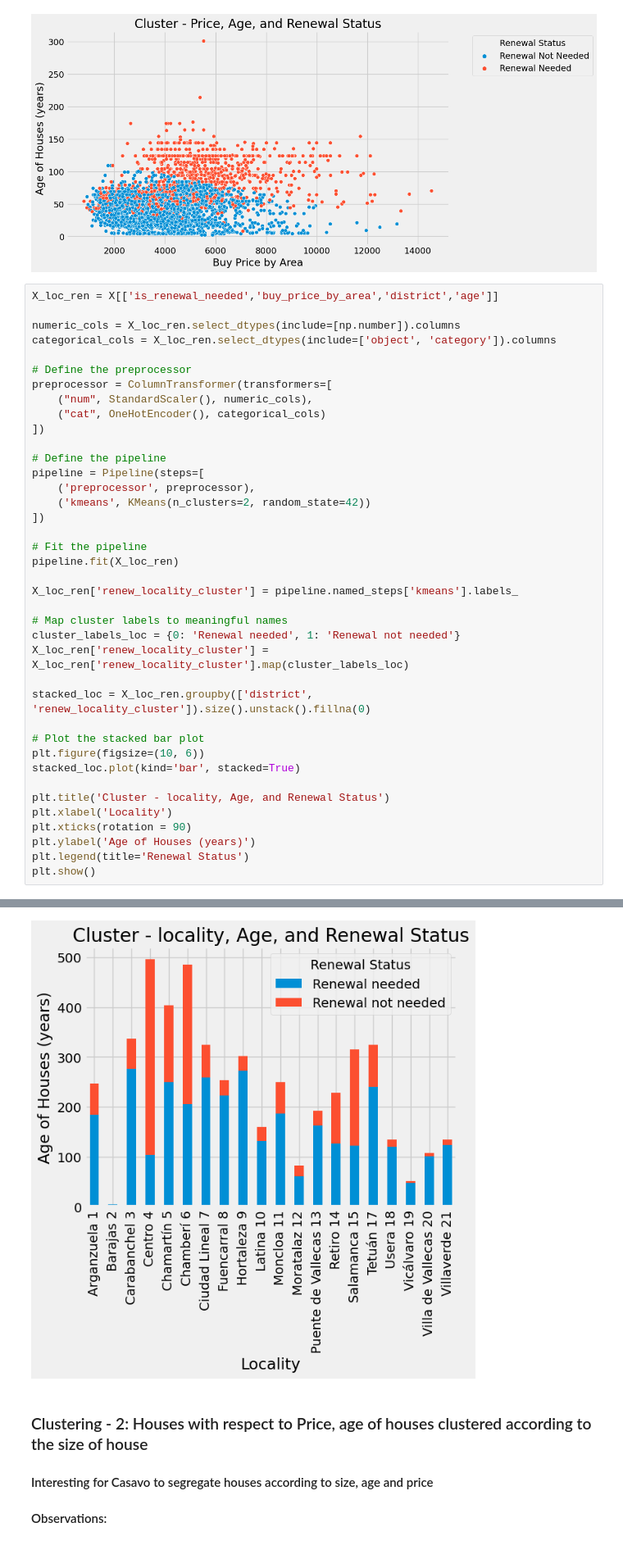
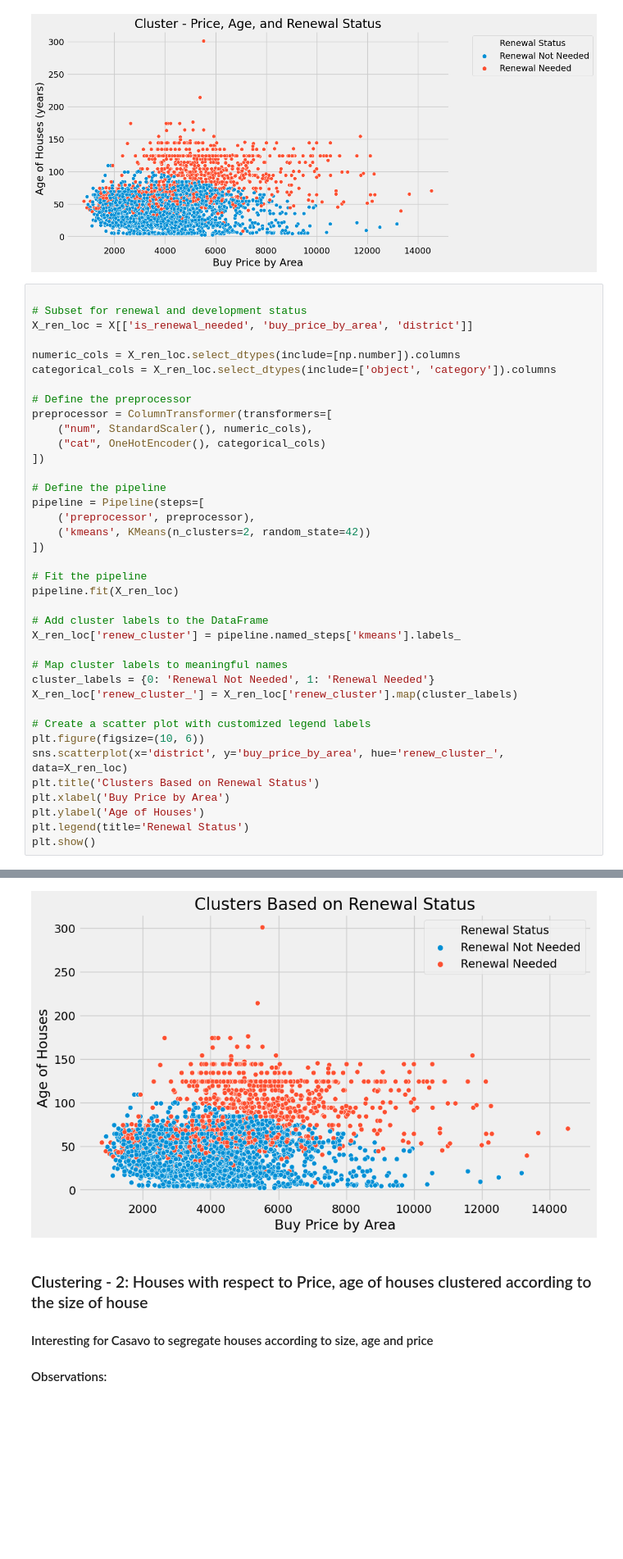
Before and after one commit to namratamayekar/Housing_Price_Prediction_Madrid, a Jupyter notebook: notebooks/Clustering_in_progress.ipynb, the cells around one changed output, grey strips where cells are left out. Shown at 82% size. Drawn from its saved outputs; the diff is of its cells as text; blank space fills up the shorter version.

```diff
--- a/notebooks/Clustering_in_progress.ipynb
+++ b/notebooks/Clustering_in_progress.ipynb
@@ -255,10 +255,12 @@ plt.show()
 # %% [output]
 [figure]
 # %%
-X_loc_ren = X[['is_renewal_needed','buy_price_by_area','district','age']]
 
-numeric_cols = X_loc_ren.select_dtypes(include=[np.number]).columns
-categorical_cols = X_loc_ren.select_dtypes(include=['object', 'category']).columns
+# Subset for renewal and development status
+X_ren_loc = X[['is_renewal_needed', 'buy_price_by_area', 'district']]
+
+numeric_cols = X_ren_loc.select_dtypes(include=[np.number]).columns
+categorical_cols = X_ren_loc.select_dtypes(include=['object', 'category']).columns
 
 # Define the preprocessor
 preprocessor = ColumnTransformer(transformers=[
@@ -273,24 +275,21 @@ pipeline = Pipeline(steps=[
 ])
 
 # Fit the pipeline
-pipeline.fit(X_loc_ren)
+pipeline.fit(X_ren_loc)
 
-X_loc_ren['renew_locality_cluster'] = pipeline.named_steps['kmeans'].labels_
+# Add cluster labels to the DataFrame
+X_ren_loc['renew_cluster'] = pipeline.named_steps['kmeans'].labels_
 
 # Map cluster labels to meaningful names
-cluster_labels_loc = {0: 'Renewal needed', 1: 'Renewal not needed'}
-X_loc_ren['renew_locality_cluster'] = X_loc_ren['renew_locality_cluster'].map(cluster_labels_loc)
+cluster_labels = {0: 'Renewal Not Needed', 1: 'Renewal Needed'}
+X_ren_loc['renew_cluster_'] = X_ren_loc['renew_cluster'].map(cluster_labels)
 
-stacked_loc = X_loc_ren.groupby(['district', 'renew_locality_cluster']).size().unstack().fillna(0)
-
-# Plot the stacked bar plot
+# Create a scatter plot with customized legend labels
 plt.figure(figsize=(10, 6))
-stacked_loc.plot(kind='bar', stacked=True)
-
-plt.title('Cluster - locality, Age, and Renewal Status')
-plt.xlabel('Locality')
-plt.xticks(rotation = 90)
-plt.ylabel('Age of Houses (years)')
+sns.scatterplot(x='district', y='buy_price_by_area', hue='renew_cluster_', data=X_ren_loc)
+plt.title('Clusters Based on Renewal Status')
+plt.xlabel('Buy Price by Area')
+plt.ylabel('Age of Houses')
 plt.legend(title='Renewal Status')
 plt.show()
 # %% [output]
@@ -298,4 +296,4 @@ plt.show()
-[figure, old version]
+[figure, new version]
 # %% [markdown]
 ### Clustering - 2: Houses with respect to Price, age of houses clustered according to the size of house
 #### Interesting for Casavo to segregate houses according to size, age and price
```
Also changed, not shown: parts of 3 cells of this notebook.
